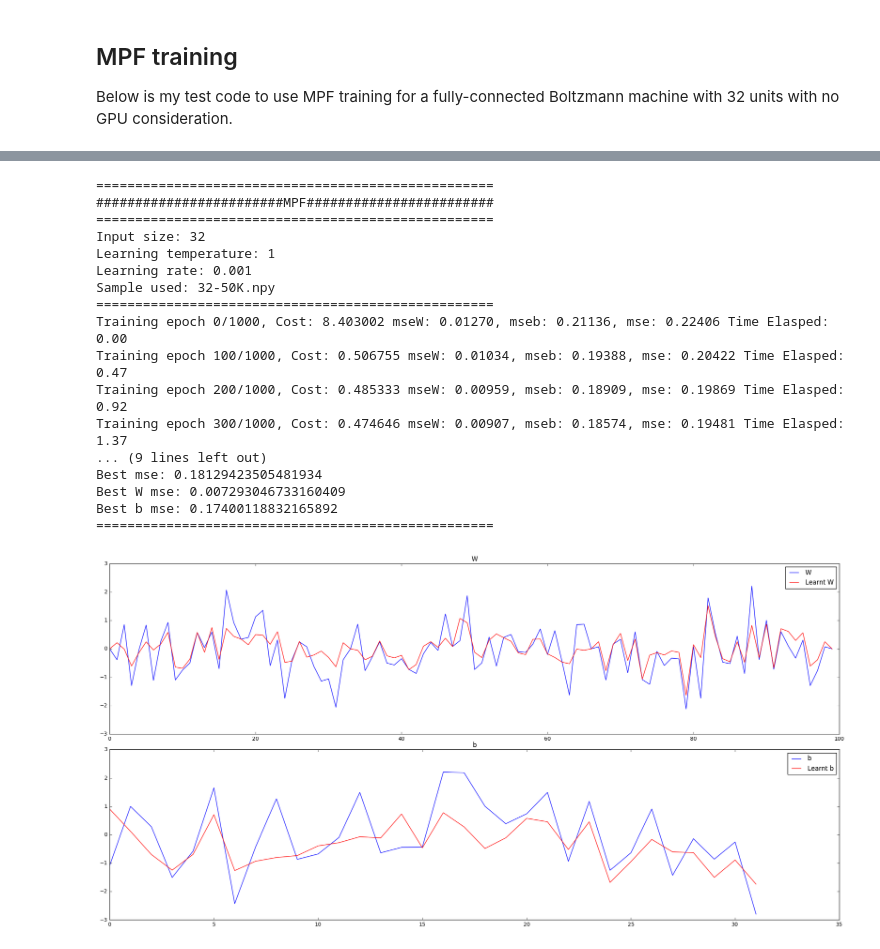
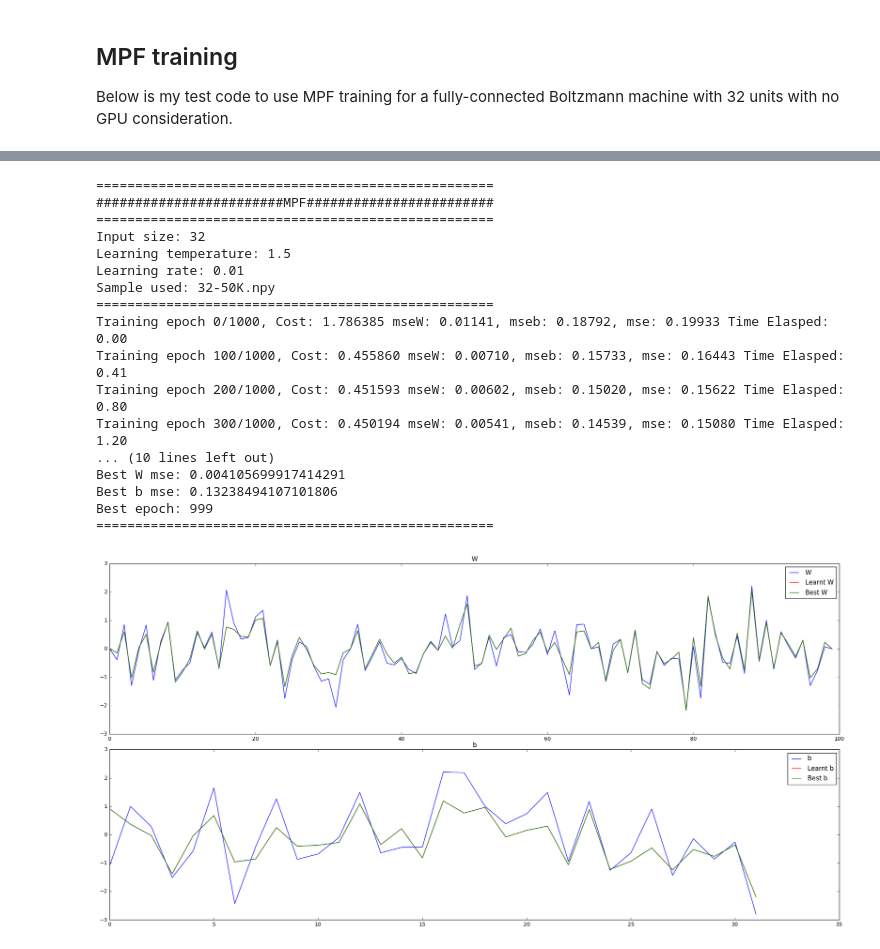
Before and after one commit to zunction/old-mmpf, a Jupyter notebook: 32 units MPF.ipynb, the cells around one changed output, grey strips where cells are left out. Drawn from its saved outputs; the diff is of its cells as text; code cells hidden in the pictures.

Commit message:
edited code to give best results

```diff
--- a/32 units MPF.ipynb
+++ b/32 units MPF.ipynb
@@ -69,7 +69,7 @@ class mpf(object):
         print ('Learning temperature: {0}'.format(self.temperature))
         print ('Learning rate: {0}'.format(lr))
 
-        cost = T.mean(T.exp((0.5 - self.x) * (T.dot(self.x, self.W) + self.b))) * epsilon
+        cost = T.mean(T.exp((0.5 - self.x) * (T.dot(self.x, self.W) + T.transpose(self.b)))) * epsilon
         Wgrad = T.grad(cost, self.W)
         bgrad = T.grad(cost, self.b)
 
@@ -107,6 +107,7 @@ def trainmpf(units = 32, lr = 1e-2, epsilon = 1, n_epochs = 1000,
     best_mse = np.inf
     best_W = [None, np.inf]
     best_b = [None, np.inf]
+    best_epoch = np.inf
 
     for epoch in range(n_epochs):
         c = []
@@ -148,19 +149,23 @@ def trainmpf(units = 32, lr = 1e-2, epsilon = 1, n_epochs = 1000,
 
     ax[0].plot(W.reshape(-1,1)[0:100], 'b')
     ax[0].plot(W_learnt.reshape(-1,1)[0:100], 'r')
+    ax[0].plot(best_W[0].reshape(-1,1)[0:100], 'g')
     ax[0].set_title('W')
-    ax[0].legend(['W', 'Learnt W'])
+    ax[0].legend(['W', 'Learnt W', 'Best W'])
     ax[1].plot(b.reshape(-1,1), 'b')
     ax[1].plot(b_learnt.reshape(-1,1),'r')
+    ax[1].plot(best_b[0].reshape(-1,1),'g')
     ax[1].set_title('b')
-    ax[1].legend(['b', 'Learnt b'])
+    ax[1].legend(['b', 'Learnt b', 'Best b'])
+
 
     print ('The training took %.2f minutes' % (training_time/60.))
     print ('#' * 22 + 'Results' + '#' * 22)
     print ('=' * 51)
-    print ('Best mse: {0}'.format(mse))
-    print ('Best W mse: {0}'.format(mseW))
-    print ('Best b mse: {0}'.format(mseb))
+    print ('Best mse: {0}'.format(best_mse))
+    print ('Best W mse: {0}'.format(best_W[1]))
+    print ('Best b mse: {0}'.format(best_b[1]))
+    print ('Best epoch: {0}'.format(best_epoch))
     print ('=' * 51)
 # %%
 trainmpf(units = 32, lr = 1e-2, epsilon = 1, n_epochs = 1000,
@@ -187,24 +192,24 @@ Best b mse: 0.13694233231513578
 # %%
-trainmpf(units = 32, lr = 1e-3, epsilon = 1, n_epochs = 1000,
-             batchsize = 16, temperature = 1, validate_every = 100, sample = '32-50K.npy')
+trainmpf(units = 32, lr = 1e-2, epsilon = 1, n_epochs = 1000,
+             batchsize = 16, temperature = 1.5, validate_every = 100, sample = '32-50K.npy')
 # %% [output]
 ===================================================
 ########################MPF########################
 ===================================================
 Input size: 32
-Learning temperature: 1
-Learning rate: 0.001
+Learning temperature: 1.5
+Learning rate: 0.01
 Sample used: 32-50K.npy
 ===================================================
-Training epoch 0/1000, Cost: 8.403002 mseW: 0.01270, mseb: 0.21136, mse: 0.22406 Time Elasped: 0.00
-Training epoch 100/1000, Cost: 0.506755 mseW: 0.01034, mseb: 0.19388, mse: 0.20422 Time Elasped: 0.47
-Training epoch 200/1000, Cost: 0.485333 mseW: 0.00959, mseb: 0.18909, mse: 0.19869 Time Elasped: 0.92
-Training epoch 300/1000, Cost: 0.474646 mseW: 0.00907, mseb: 0.18574, mse: 0.19481 Time Elasped: 1.37
-... (9 lines left out)
-Best mse: 0.18129423505481934
-Best W mse: 0.007293046733160409
-Best b mse: 0.17400118832165892
+Training epoch 0/1000, Cost: 1.786385 mseW: 0.01141, mseb: 0.18792, mse: 0.19933 Time Elasped: 0.00
+Training epoch 100/1000, Cost: 0.455860 mseW: 0.00710, mseb: 0.15733, mse: 0.16443 Time Elasped: 0.41
+Training epoch 200/1000, Cost: 0.451593 mseW: 0.00602, mseb: 0.15020, mse: 0.15622 Time Elasped: 0.80
+Training epoch 300/1000, Cost: 0.450194 mseW: 0.00541, mseb: 0.14539, mse: 0.15080 Time Elasped: 1.20
+... (10 lines left out)
+Best W mse: 0.004105699917414291
+Best b mse: 0.13238494107101806
+Best epoch: 999
 ===================================================
-[figure, old version]
+[figure, new version]
 # %%
 trainmpf(units = 32, lr = 1e-2, epsilon = 1, n_epochs = 1000,
```
Also changed, not shown: parts of 3 cells of this notebook.
